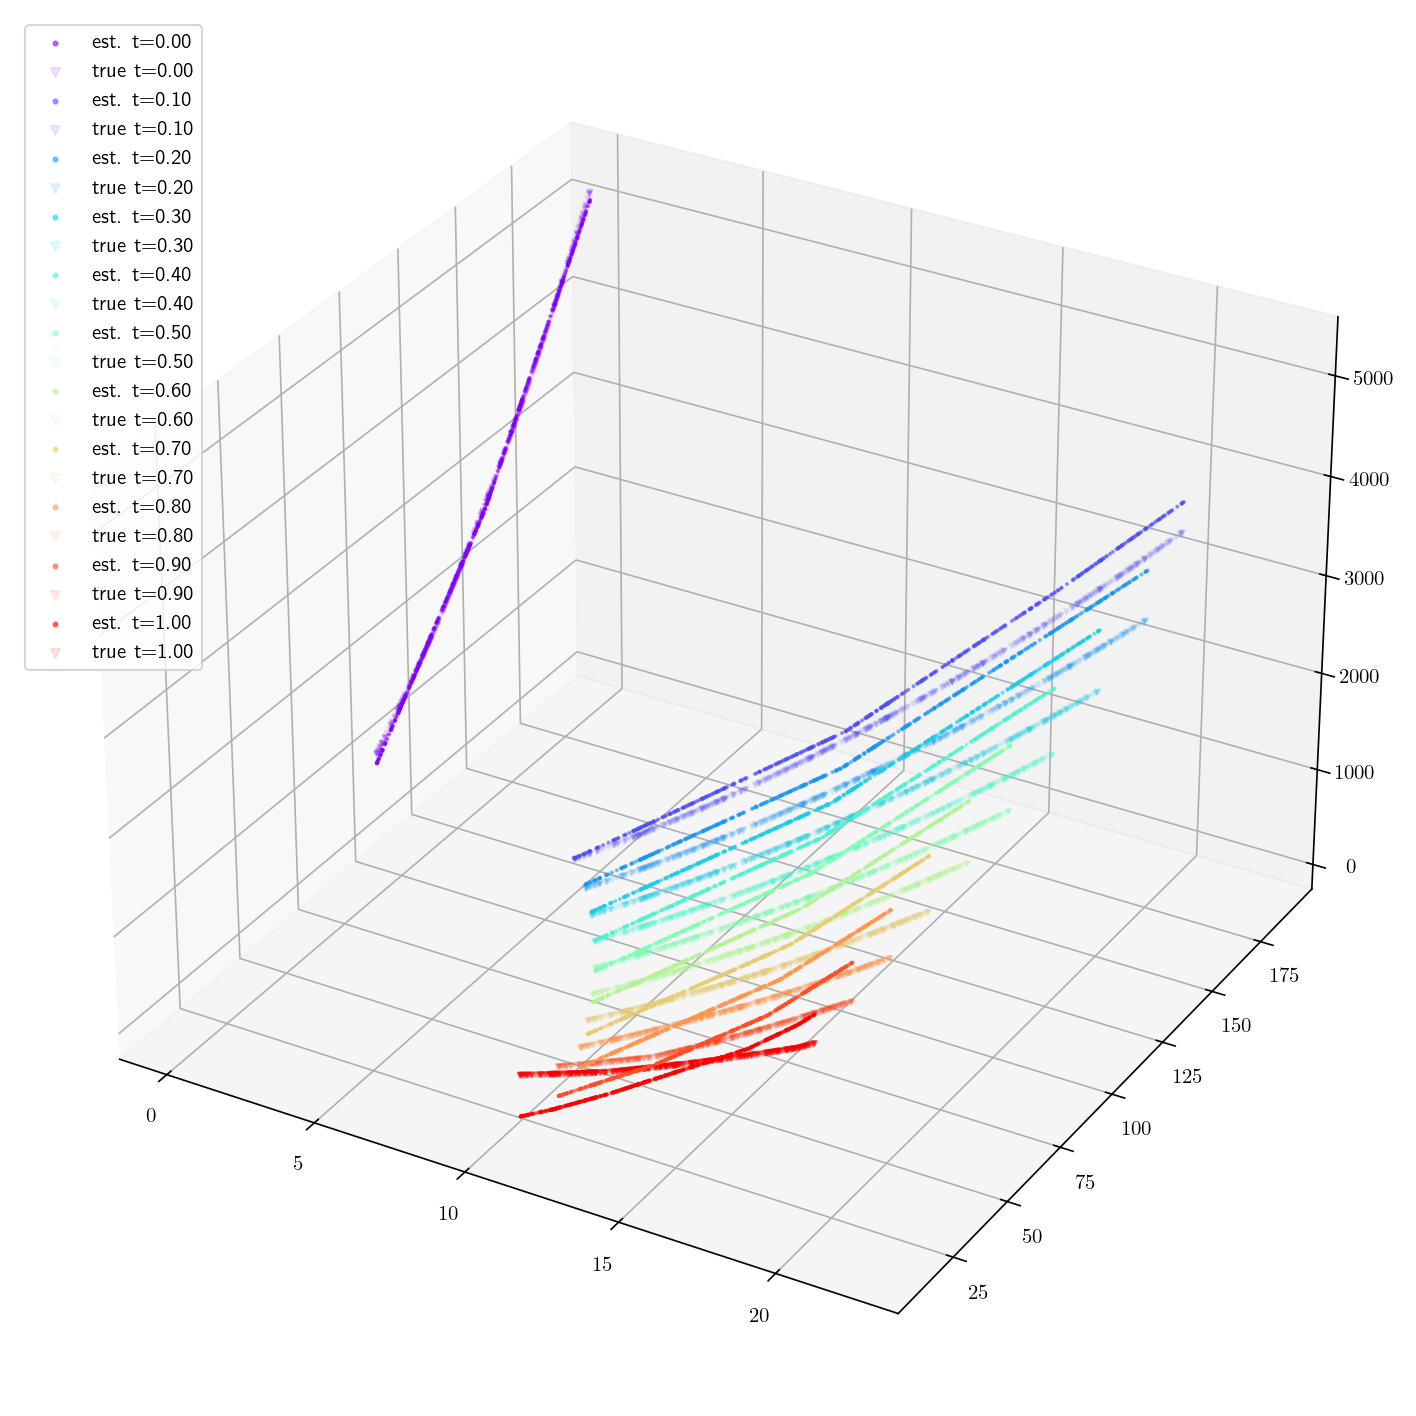
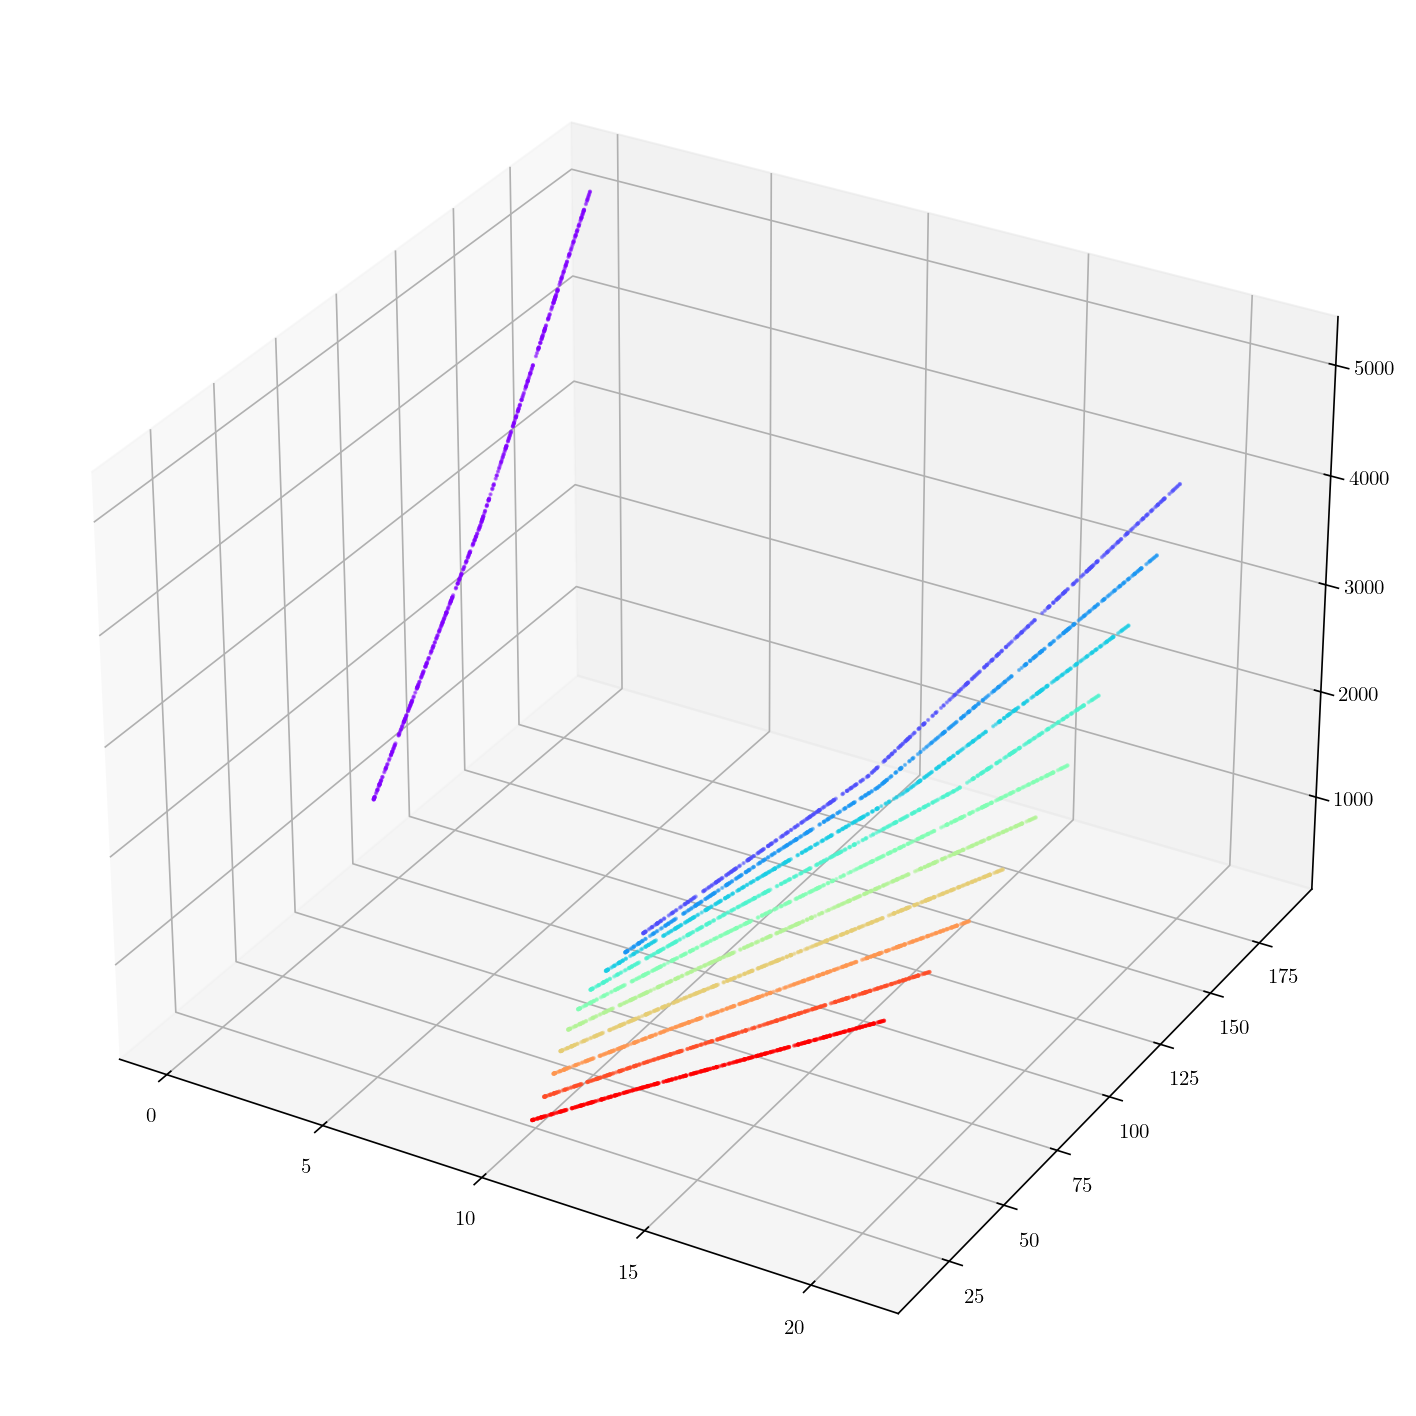
Code edit (unified diff) that turned the first committed figure into the second:
--- before
+++ after
@@ -11,7 +11,7 @@
     u = oe.cost(xy).unsqueeze(-1)
     xyu = torch.cat((xy,u),axis=1).detach().numpy()
-    ax.scatter(xyu[:,1], xyu[:,2], xyu[:,3],c=c,s=5,alpha=0.1,marker='v', label='true t={:.2f}'.format(t[i]));
-    
-cl = xy[:,2]*(xy[:,1]+oe.kappa/2.0*xy[:,2])
-ax.scatter(xyu[:,1], xyu[:,2], xyu[:,3],c=c,s=5,alpha=0.1,marker='v');
-plt.legend(loc='upper left', fontsize=10, markerscale=2);
+    # ax.scatter(xyu[:,1], xyu[:,2], xyu[:,3],c=c,s=5,alpha=0.1,marker='v', label='true t={:.2f}'.format(t[i]));
+# cl = xy[:,2]*(xy[:,1]+oe.kappa/2.0*xy[:,2])
+# ax.scatter(xyu[:,1], xyu[:,2], xyu[:,3],c=c,s=5,alpha=0.1,marker='v');
+# plt.legend(loc='upper left', fontsize=10, markerscale=2);
+plt.savefig('LOB_linear_value_v{}.pdf'.format(version))

Commit: test for workshop